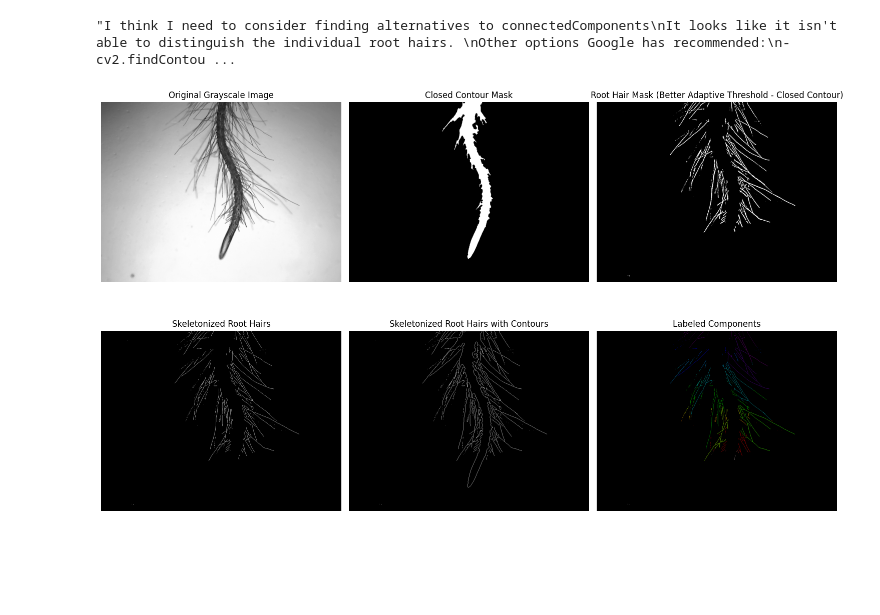
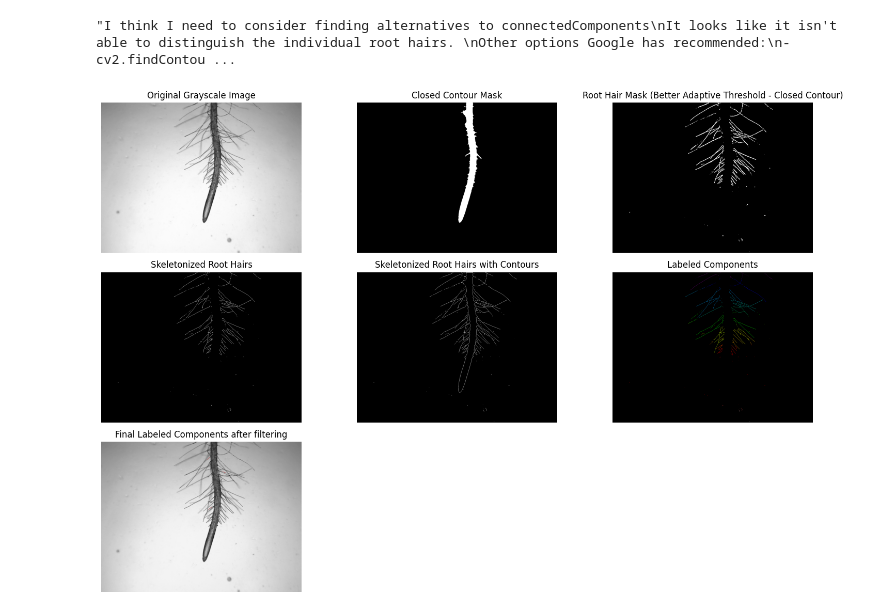
Before and after one commit to AntoAAAAAAAA/Root_Hair_Project, a Jupyter notebook: Root_mask_testing.ipynb, the cells around one changed output. Cells and saved outputs as stored; diff of their text form; code cells hidden in the pictures; blank space fills up the shorter version.

```diff
--- a/Root_mask_testing.ipynb
+++ b/Root_mask_testing.ipynb
@@ -6,7 +6,7 @@ import skimage as sk
 import scipy as scipy
 # %%
 # import image
-image_path = '/Users/antoantony/9-30/KO/KO 10 um T0/KO 10 um_1.bmp'
+image_path = '/Users/antoantony/9-30/KO/KO 10 um T0/KO 10 um_4.bmp'
 image_gray = cv2.imread(image_path, cv2.IMREAD_GRAYSCALE)
 
 # turn it black/white
@@ -29,9 +29,9 @@ CC_mask[labels == largest_label] = 255
 kernel7x7 = cv2.getStructuringElement(cv2.MORPH_ELLIPSE, (7,7))
 closed_mask = cv2.morphologyEx(CC_mask, cv2.MORPH_CLOSE, kernel7x7)
 
-contours, _ = cv2.findContours(closed_mask, cv2.RETR_EXTERNAL, cv2.CHAIN_APPROX_SIMPLE)
+contour, _ = cv2.findContours(closed_mask, cv2.RETR_EXTERNAL, cv2.CHAIN_APPROX_SIMPLE)
 mask_closed_contour = np.zeros_like(closed_mask)
-cv2.drawContours(mask_closed_contour, contours, -1, 255, -1)
+cv2.drawContours(mask_closed_contour, contour, -1, 255, -1)
 
 plt.imshow(mask_closed_contour, cmap='gray')
 plt.show()
@@ -243,26 +229,31 @@ Other options Google has recommended:
 # %% [output]
 "I think I need to consider finding alternatives to connectedComponents\nIt looks like it isn't able to distinguish the individual root hairs. \nOther options Google has recommended:\n- cv2.findContou ...
 # %%
-fig, ax = plt.subplots(2, 3, figsize=(15, 10))
+fig, ax = plt.subplots(3, 3, figsize=(15, 10))
 ax[0, 0].imshow(image_gray, cmap='gray')
 ax[0, 0].set_title('Original Grayscale Image')
 ax[0, 0].axis('off')
 ax[0, 1].imshow(mask_closed_contour, cmap='gray')
 ax[0, 1].set_title('Closed Contour Mask')
 ax[0, 1].axis('off')
 ax[0, 2].imshow(root_hair_mask, cmap='gray')
 ax[0, 2].set_title('Root Hair Mask (Better Adaptive Threshold - Closed Contour)')
 ax[0, 2].axis('off')
 ax[1, 0].imshow(skeletonized_hairs, cmap='gray')
 ax[1, 0].set_title('Skeletonized Root Hairs')
 ax[1, 0].axis('off')
 ax[1, 1].imshow(skeletonized_hairs_with_contours, cmap='gray')
 ax[1, 1].set_title('Skeletonized Root Hairs with Contours')
 ax[1, 1].axis('off')
 ax[1, 2].imshow(components_masks, cmap='nipy_spectral')
 ax[1, 2].set_title('Labeled Components')
 ax[1, 2].axis('off')
+ax[2, 0].imshow(root_hair_overlay, cmap='nipy_spectral')
+ax[2, 0].set_title('Final Labeled Components after filtering')
+ax[2, 0].axis('off')
+fig.delaxes(ax[2,1])
+fig.delaxes(ax[2,2])
 plt.tight_layout()
 plt.show()
 # %% [output]
-[figure, old version]
+[figure, new version]
```
Also changed, not shown: parts of 3 cells of this notebook.
